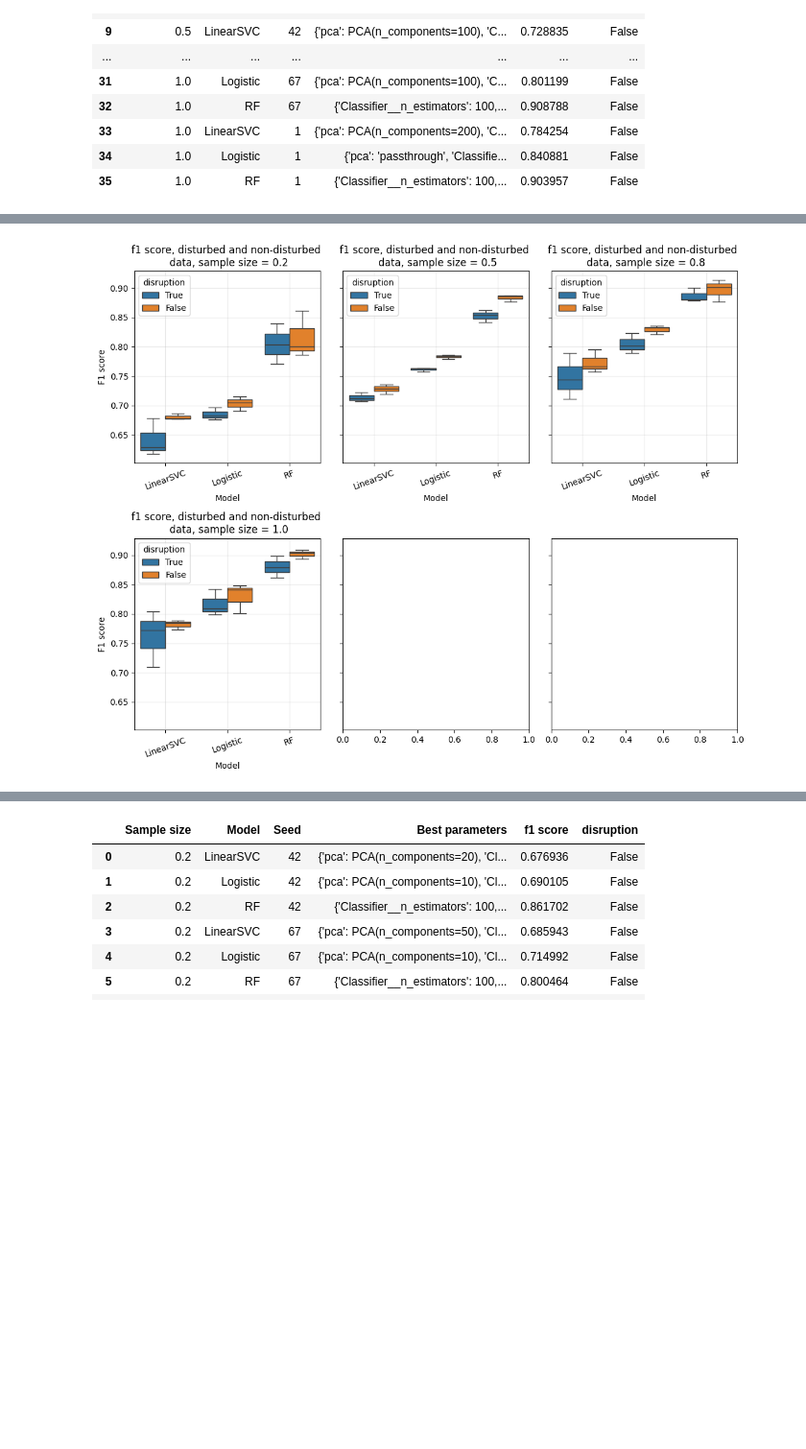
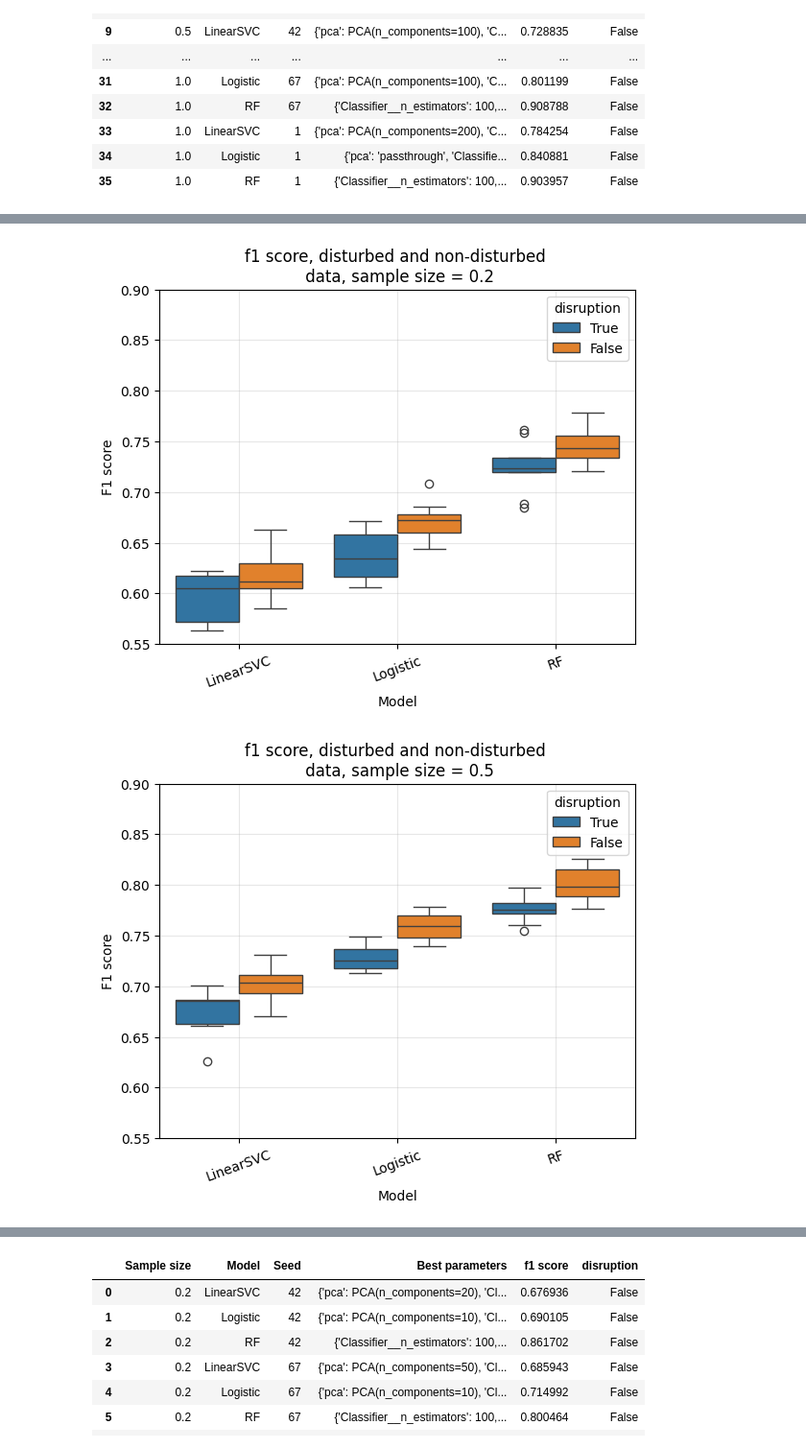
Before and after one commit to CleosCleopatra/Big_data_exam, a Jupyter notebook: Q1.ipynb, the cells around one changed output, grey strips where cells are left out. Shown at 96% size. Drawn from its saved outputs; the diff is of its cells as text; code cells hidden in the pictures; blank space fills up the shorter version.

```diff
--- a/Q1.ipynb
+++ b/Q1.ipynb
@@ -737,28 +644,54 @@ f1 score: 0.8992309460658582
 # %%
 rows = len(df_disruption)
 
 df_disruption["disruption"] = ["True"]*rows
-df["disruption"] = ["False"]*rows
-df_combined = pd.concat([df_disruption, df])
+df_new["disruption"] = ["False"]*rows
+df_combined = pd.concat([df_disruption, df_new])
 
-fig, ax = plt.subplots(2, 3, sharey=True, figsize=(11,9))
-axes = ax.flatten()
+#fig, ax = plt.subplots(4, 1, sharey=True, figsize = (15,40))
+#axes = ax.flatten()
 
 for i, s in enumerate(sample_sizes):
     sns.boxplot(
         data=df_combined[df_combined["Sample size"] == s],
         x="Model",
         y="f1 score",
         hue = "disruption",
-        ax = axes[i]
     )
-    axes[i].set_title(f"f1 score, disturbed and non-disturbed \n data, sample size = {s}")
-    axes[i].set_xlabel("Model")
-    axes[i].set_ylabel("F1 score")
-    axes[i].tick_params(axis="x", rotation=20)
-    axes[i].grid(True, alpha=0.3)
+    plt.title(f"f1 score, disturbed and non-disturbed \n data, sample size = {s}")
+    plt.ylim(0.55, 0.9)
+    plt.xlabel("Model")
+    plt.ylabel("F1 score")
+    plt.tick_params(axis="x", rotation=20)
+    plt.grid(True, alpha=0.3)
 
-plt.tight_layout()
+
+    plt.show()
+
+
+
+
+conf_matrix_linear_dis = confusion_matrix(class_disruption["All_true"], class_disruption["preds_linear"])
+
+cm_display_dis = ConfusionMatrixDisplay(confusion_matrix = conf_matrix_linear_dis, display_labels = all_labels)
+cm_display_dis.plot()
+plt.title("Confusion matrix for disturbed, linear")
 plt.show()
+
+conf_matrix_log_dis = confusion_matrix(class_disruption["All_true"], class_disruption["preds_logistic"])
+
+cm_display_log_dis = ConfusionMatrixDisplay(confusion_matrix = conf_matrix_log_dis, display_labels = all_labels)
+cm_display_log_dis.plot()
+plt.title("Confusion matrix for disturbed, logistic")
+plt.show()
+
+
+conf_matrix_rf_dis = confusion_matrix(class_disruption["All_true"], class_disruption["preds_rf"])
+
+cm_display_rf_dis = ConfusionMatrixDisplay(confusion_matrix = conf_matrix_rf_dis, display_labels = all_labels)
+cm_display_rf_dis.plot()
+plt.title("Confusion matrix for disturbed, random forest")
+plt.show()
 # %% [output]
-[figure, old version]
+[figure, new version]
+[figure, added]
```
Also changed, not shown: parts of 13 cells of this notebook.
